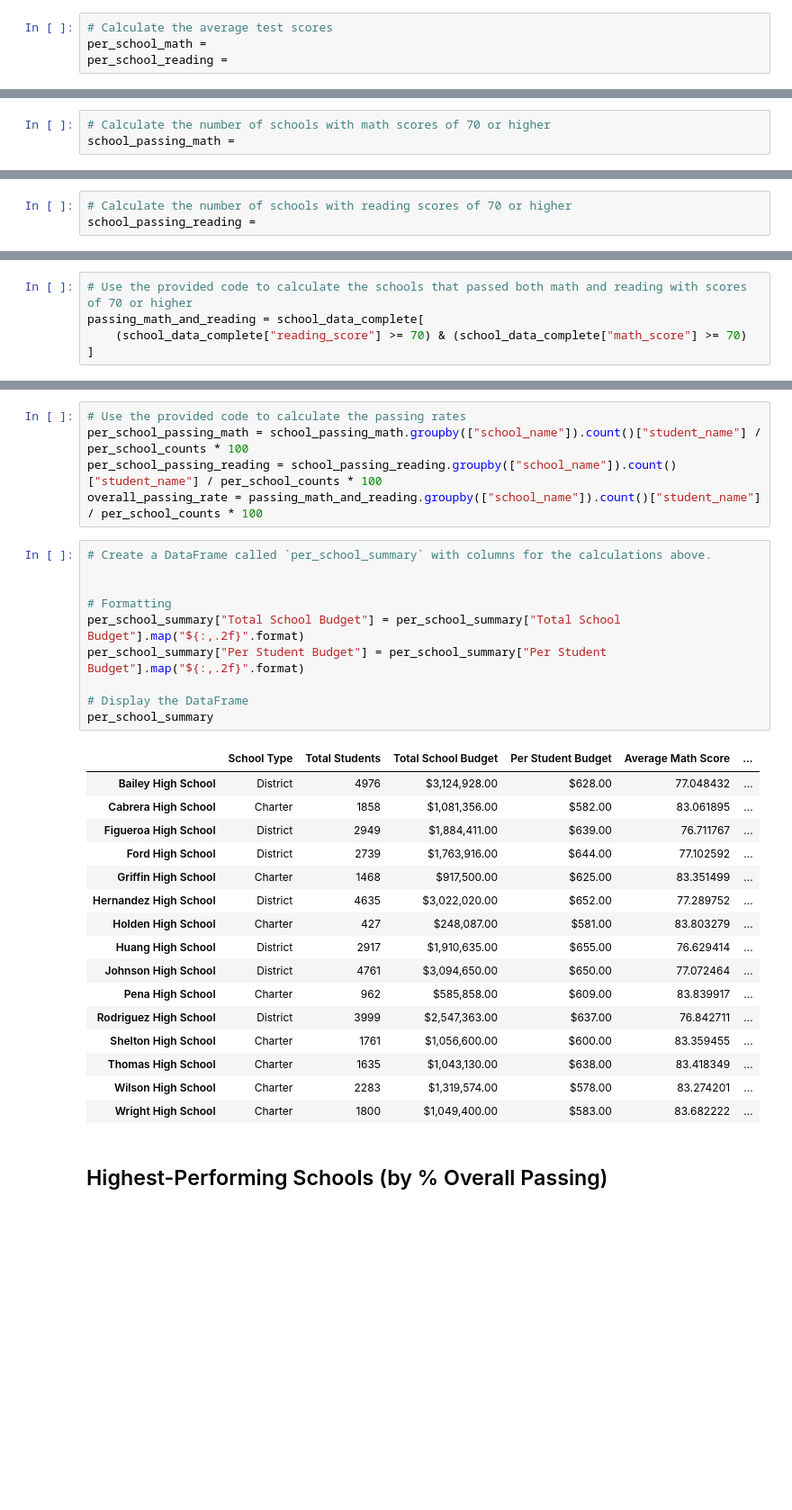
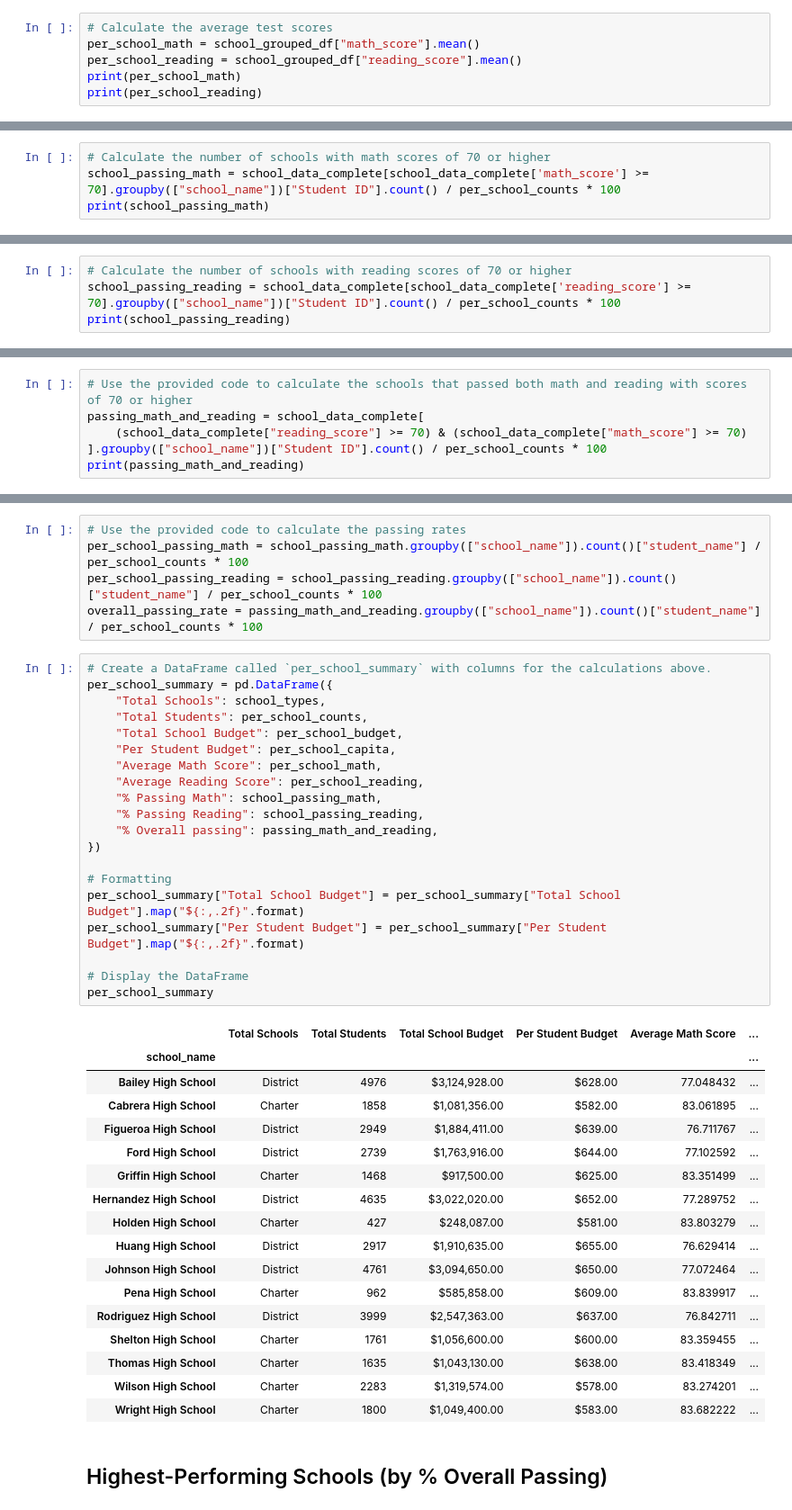
Before and after one commit to rbitas/pandas-challenge, a Jupyter notebook: PyCitySchools/PyCitySchools.ipynb, the cells around one changed output, grey strips where cells are left out. Shown at 90% size. Cells and saved outputs as stored; diff of their text form; blank space fills up the shorter version.

Commit message:
added the school summary code

```diff
--- a/PyCitySchools/PyCitySchools.ipynb
+++ b/PyCitySchools/PyCitySchools.ipynb
@@ -120,4 +180,6 @@ per_school_capita = per_school_budget / per_school_counts
 # %%
 # Calculate the average test scores
-per_school_math =
-per_school_reading =
+per_school_math = school_grouped_df["math_score"].mean()
+per_school_reading = school_grouped_df["reading_score"].mean()
+print(per_school_math)
+print(per_school_reading)
@@ -124,3 +204,4 @@ per_school_reading =
 # %%
 # Calculate the number of schools with math scores of 70 or higher
-school_passing_math =
+school_passing_math = school_data_complete[school_data_complete['math_score'] >= 70].groupby(["school_name"])["Student ID"].count() / per_school_counts * 100
+print(school_passing_math)
@@ -127,3 +226,4 @@ school_passing_math =
 # %%
 # Calculate the number of schools with reading scores of 70 or higher
-school_passing_reading =
+school_passing_reading = school_data_complete[school_data_complete['reading_score'] >= 70].groupby(["school_name"])["Student ID"].count() / per_school_counts * 100
+print(school_passing_reading)
@@ -131,4 +249,5 @@ school_passing_reading =
 # Use the provided code to calculate the schools that passed both math and reading with scores of 70 or higher
 passing_math_and_reading = school_data_complete[
     (school_data_complete["reading_score"] >= 70) & (school_data_complete["math_score"] >= 70)
-]
+].groupby(["school_name"])["Student ID"].count() / per_school_counts * 100
+print(passing_math_and_reading)
@@ -139,16 +276,27 @@ per_school_passing_reading = school_passing_reading.groupby(["school_name"]).cou
 overall_passing_rate = passing_math_and_reading.groupby(["school_name"]).count()["student_name"] / per_school_counts * 100
 # %%
 # Create a DataFrame called `per_school_summary` with columns for the calculations above.
-
+per_school_summary = pd.DataFrame({
+    "Total Schools": school_types,
+    "Total Students": per_school_counts,
+    "Total School Budget": per_school_budget,
+    "Per Student Budget": per_school_capita,
+    "Average Math Score": per_school_math,
+    "Average Reading Score": per_school_reading,
+    "% Passing Math": school_passing_math,
+    "% Passing Reading": school_passing_reading,
+    "% Overall passing": passing_math_and_reading,
+})
 
 # Formatting
 per_school_summary["Total School Budget"] = per_school_summary["Total School Budget"].map("${:,.2f}".format)
 per_school_summary["Per Student Budget"] = per_school_summary["Per Student Budget"].map("${:,.2f}".format)
 
 # Display the DataFrame
 per_school_summary
 # %% [output]
-|  | School Type | Total Students | Total School Budget | Per Student Budget | Average Math Score | ... |
+|  | Total Schools | Total Students | Total School Budget | Per Student Budget | Average Math Score | ... |
+| school_name |  |  |  |  |  | ... |
 | Bailey High School | District | 4976 | $3,124,928.00 | $628.00 | 77.048432 | ... |
 | Cabrera High School | Charter | 1858 | $1,081,356.00 | $582.00 | 83.061895 | ... |
 | Figueroa High School | District | 2949 | $1,884,411.00 | $639.00 | 76.711767 | ... |
```
Also changed, not shown: parts of 8 cells of this notebook.
